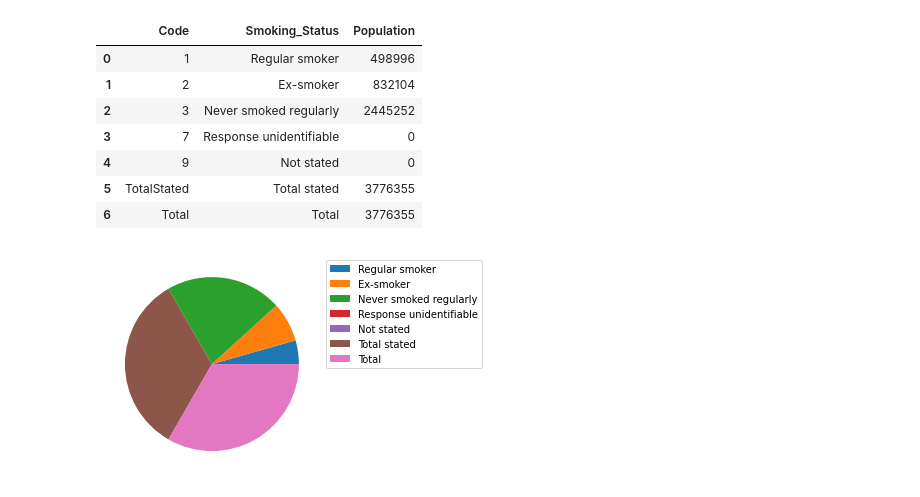
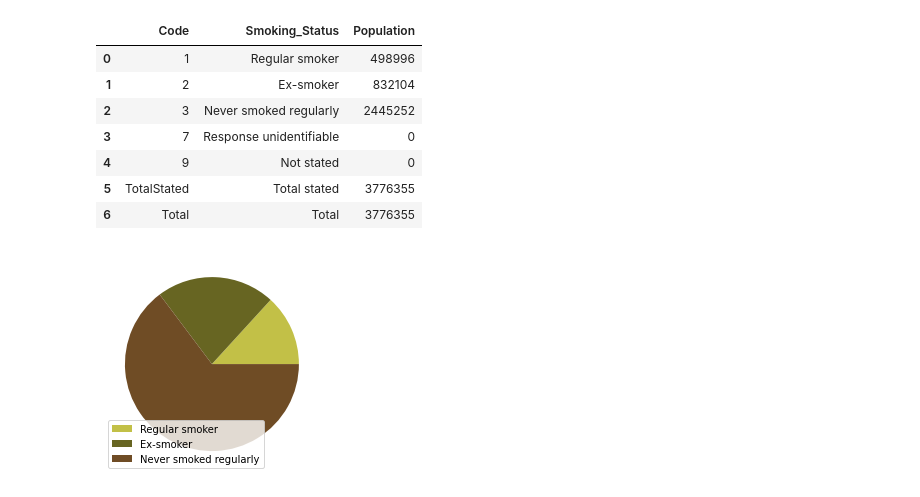
Before and after one commit to Joseph-See/NZ-Stats-Analysis-Python, a Jupyter notebook: NZ_census_analysis.ipynb, the cells around one changed output. Cells and saved outputs as stored; diff of their text form; code cells hidden in the pictures.

Commit message:
Smokers
Finished pie chart showing classes of smokers and their proportion

```diff
--- a/NZ_census_analysis.ipynb
+++ b/NZ_census_analysis.ipynb
@@ -115,11 +115,16 @@ df_smoking.head(df_smoking.size)
 | 4 | 9 | Not stated | 0 |
 | 5 | TotalStated | Total stated | 3776355 |
 | 6 | Total | Total | 3776355 |
+# %%
+# Drop some values so we only plot relevant data points
+df_smoking  = df_smoking.drop([3, 4,5,6])
 # %%
+# Pie chart
+smokers_class = df_smoking.Smoking_Status
 num_smokers = df_smoking.Population
-smokers_class = df_smoking.Smoking_Status
-plt.pie(num_smokers)
-plt.legend(smokers_class, bbox_to_anchor=(1,1) ,loc='best')
+color_theme = ['#C2C047', '#676522', '#6F4C25']
+plt.pie(num_smokers, colors=color_theme)
+plt.legend(smokers_class)
 plt.show()
 # %% [output]
-[figure, old version]
+[figure, new version]
```
Also changed, not shown: parts of 1 cell of this notebook.
